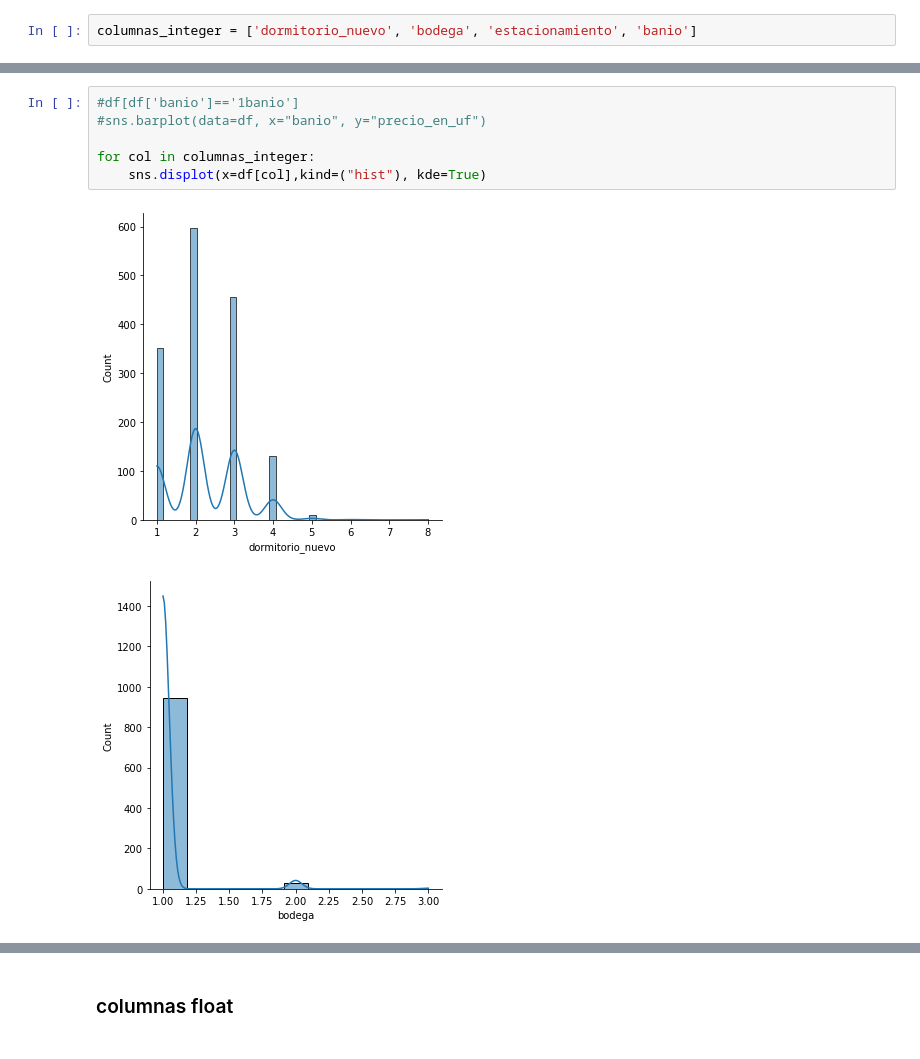
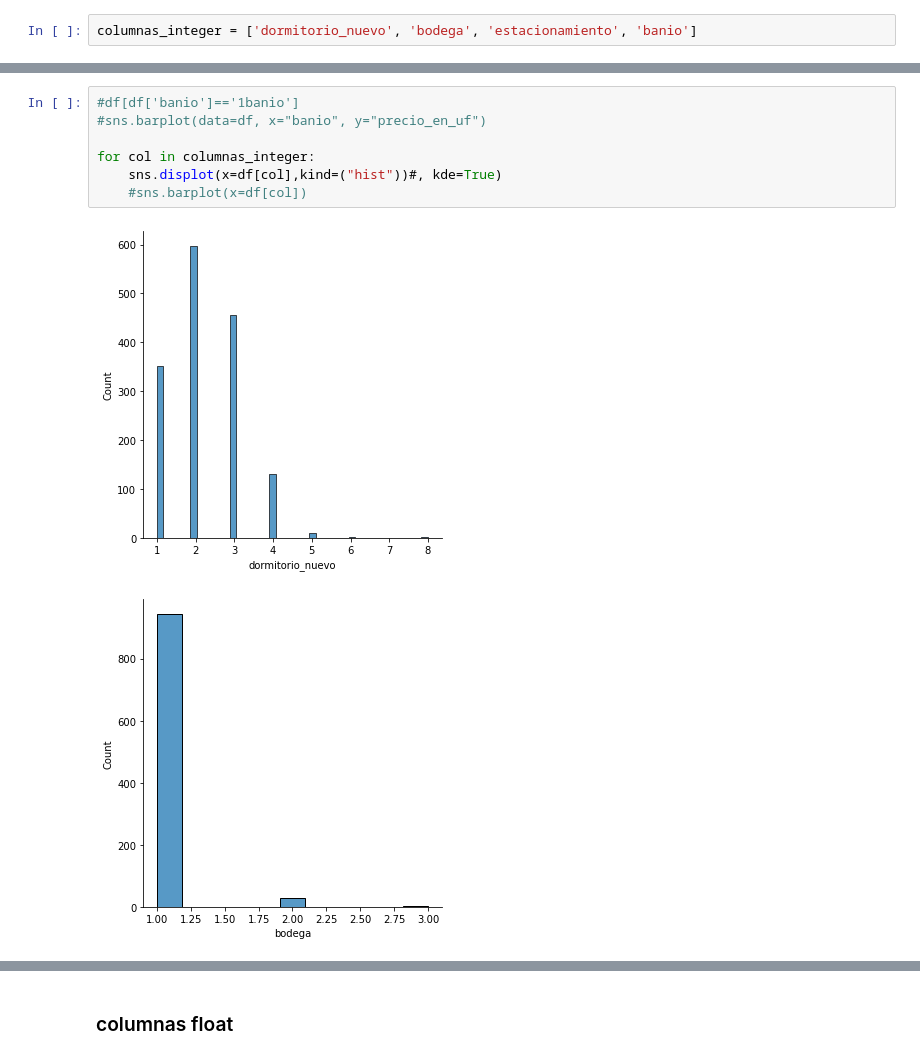
Before and after one commit to Aleskies/modelo-regresion, a Jupyter notebook: script/modelo-regresion-propiedades.ipynb, the cells around one changed output, grey strips where cells are left out. Drawn from its saved outputs; the diff is of its cells as text.

```diff
--- a/script/modelo-regresion-propiedades.ipynb
+++ b/script/modelo-regresion-propiedades.ipynb
@@ -381,9 +403,10 @@ Name: banio, dtype: int64
 # %%
 #df[df['banio']=='1banio']
 #sns.barplot(data=df, x="banio", y="precio_en_uf")
 
 for col in columnas_integer:
-    sns.displot(x=df[col],kind=("hist"), kde=True)
+    sns.displot(x=df[col],kind=("hist"))#, kde=True)
+    #sns.barplot(x=df[col])
 # %% [output]
-[figure, old version]
+[figure, new version]
-[figure, old version]
+[figure, new version]
```
Also changed, not shown: parts of 86 cells of this notebook, 4 other files.
